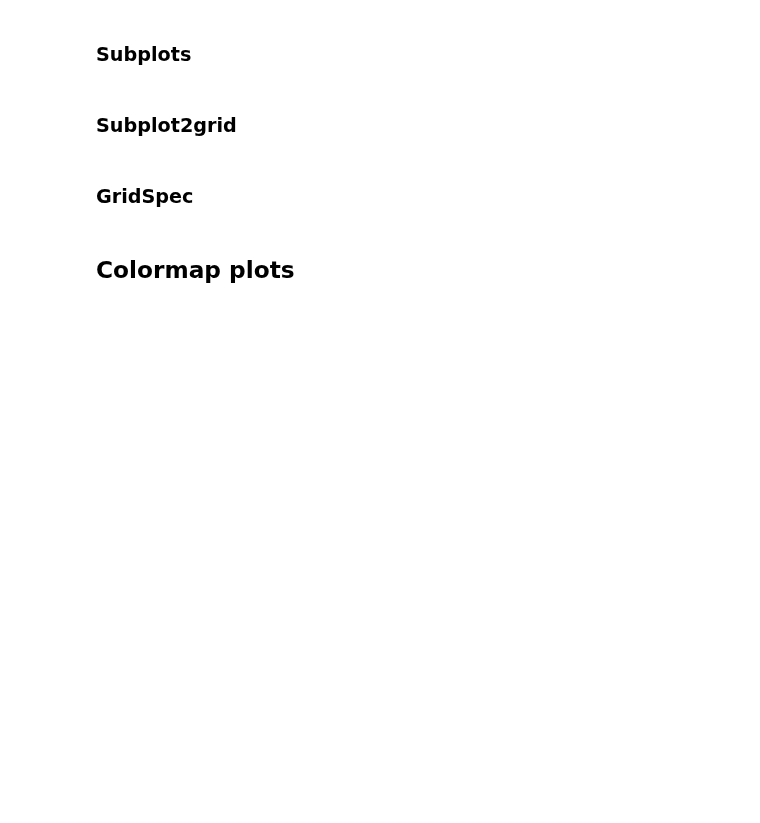
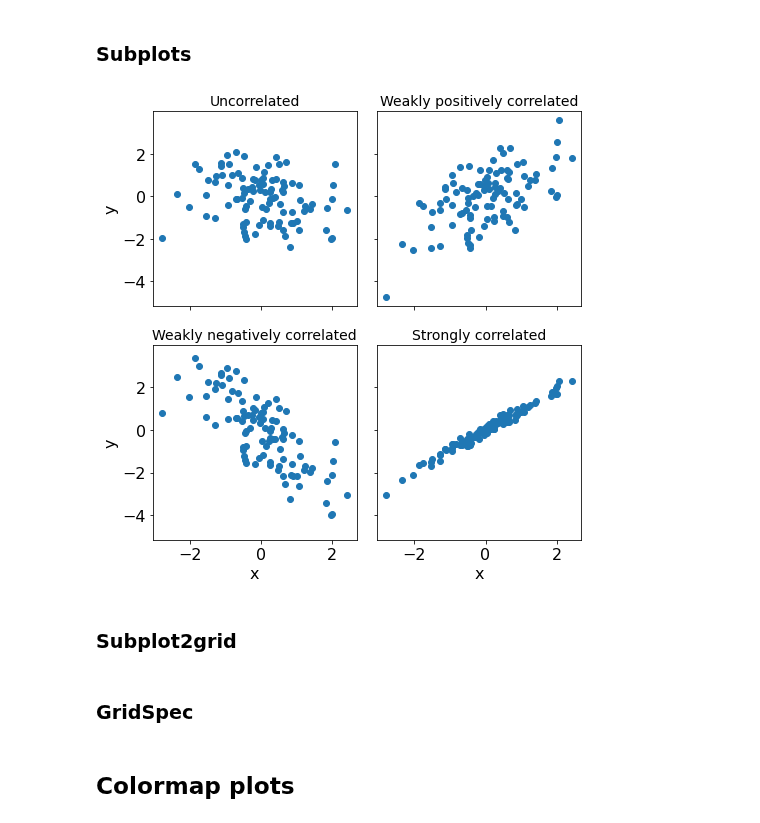
Before and after one commit to SeoulTechPSE/CompThinking, a Jupyter notebook: 02_matplotlib.ipynb, the cells around one changed output. Cells and saved outputs as stored; diff of their text form; code cells hidden in the pictures; blank space fills up the shorter version.

```diff
--- a/02_matplotlib.ipynb
+++ b/02_matplotlib.ipynb
@@ -718,16 +738,18 @@ x2 = np.random.randn(100)
 # %%
 fig, axes = plt.subplots(2, 2, figsize=(7, 7), sharex=True, sharey=True,
                          squeeze=False) # squeeze=False, the axes is always a two-dimensional array
 
-axes[0, 0].set_title("Uncorrelated"),                 axes[0, 0].scatter(x1, x2)
-axes[0, 1].set_title("Weakly positively correlated"), axes[0, 1].scatter(x1, x1 +x2)
-axes[1, 0].set_title("Weakly negatively correlated"), axes[1, 0].scatter(x1,-x1 +x2)
-axes[1, 1].set_title("Strongly correlated"),          axes[1, 1].scatter(x1, x1 +0.15*x2)
+axes[0, 0].set_title("Uncorrelated", fontsize=14),                 axes[0, 0].scatter(x1, x2)
+axes[0, 1].set_title("Weakly positively correlated", fontsize=14), axes[0, 1].scatter(x1, x1 +x2)
+axes[1, 0].set_title("Weakly negatively correlated", fontsize=14), axes[1, 0].scatter(x1,-x1 +x2)
+axes[1, 1].set_title("Strongly correlated", fontsize=14),          axes[1, 1].scatter(x1, x1 +0.15*x2)
 
 axes[1, 1].set_xlabel("x"), axes[1, 0].set_xlabel("x")
 axes[0, 0].set_ylabel("y"), axes[1, 0].set_ylabel("y")
 
 plt.subplots_adjust(left=0.1, right=0.95, bottom=0.1, top=0.95, wspace=0.1, hspace=0.2)
+# %% [output]
+[figure, added]
 # %% [markdown]
 ### Subplot2grid
 # %%
```
Also changed, not shown: parts of 11 cells of this notebook, 2 other files.
